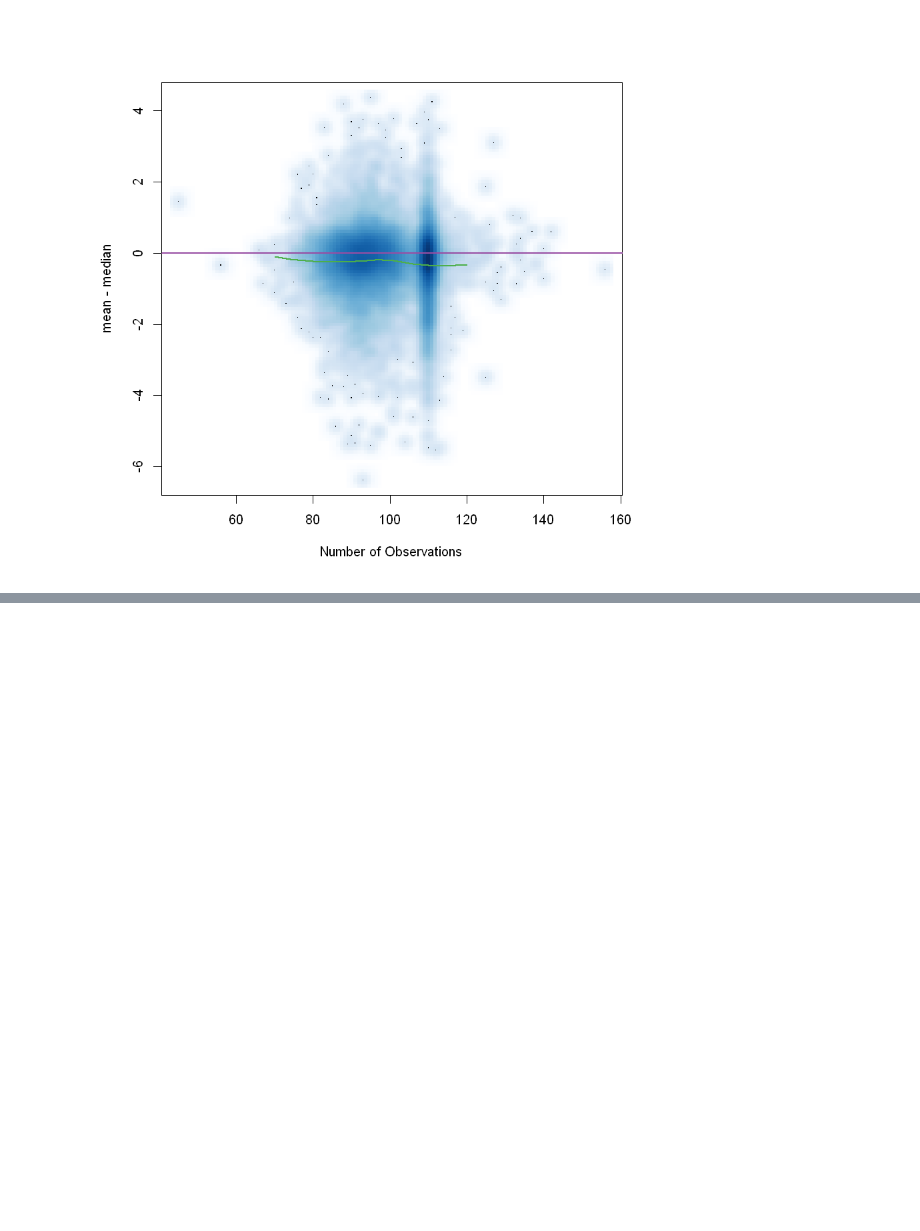
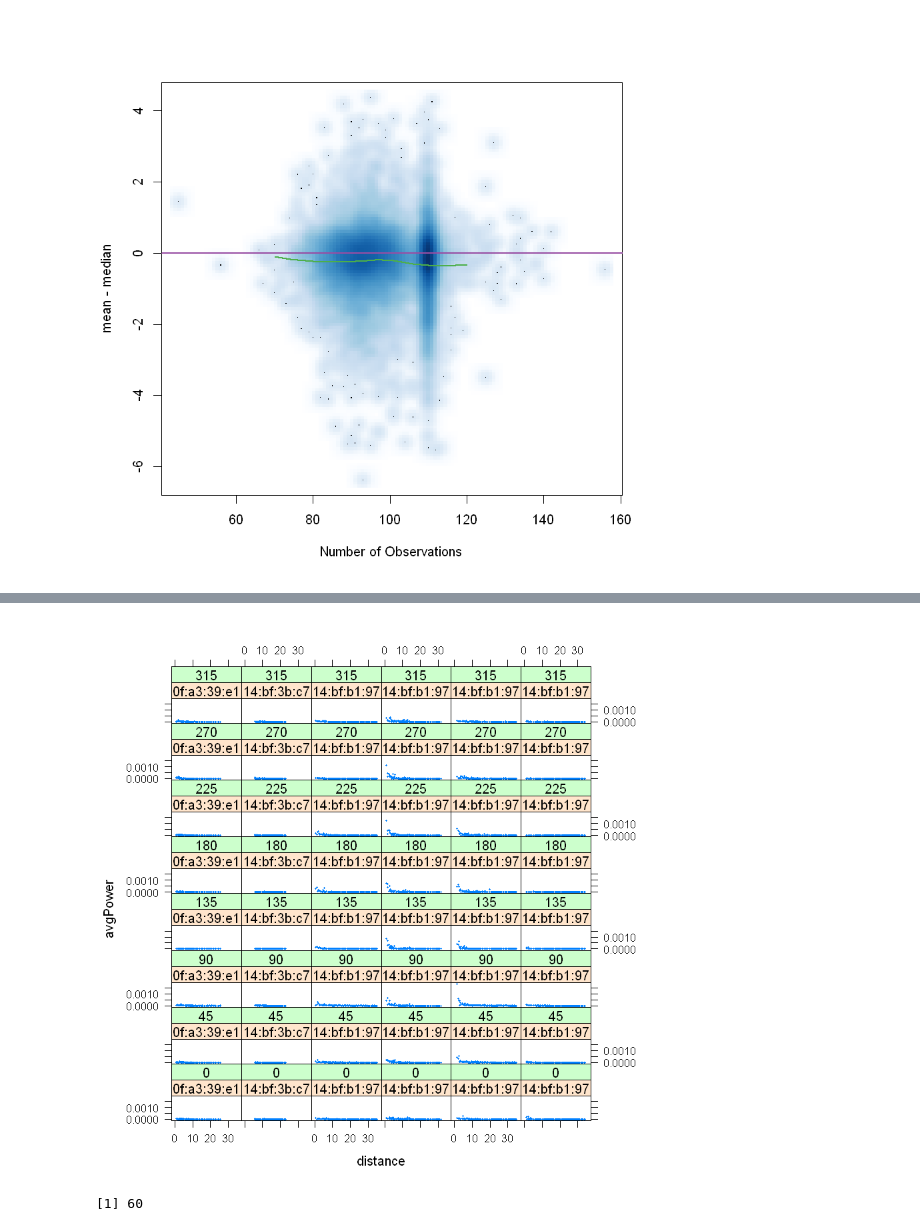
Before and after one commit to elkinst65/QTW_06, a Jupyter notebook: Project06_Book.ipynb, the cells around one changed output, grey strips where cells are left out. Cells and saved outputs as stored; diff of their text form; code cells hidden in the pictures; blank space fills up the shorter version.

```diff
--- a/Project06_Book.ipynb
+++ b/Project06_Book.ipynb
@@ -364,0 +455,8 @@ ERROR: Error in library(fields): there is no package called 'fields'
+# %%
+offlineSummary = subset(offlineSummary, mac != subMacs[2])
+# %%
+AP = matrix( c( 7.5, 6.3, 2.5, -.8, 12.8, -2.8,
+                1, 14, 33.5, 9.3,  33.5, 2.8),
+            ncol = 2, byrow = TRUE,
+            dimnames = list(subMacs[ -2 ], c("x", "y") ))
+AP
@@ -364,0 +471,9 @@ ERROR: Error in library(fields): there is no package called 'fields'
+# %%
+diffs = offlineSummary[ , c("posX", "posY")] - AP[ offlineSummary$mac, ]
+offlineSummary$dist = sqrt(diffs[ , 1]^2 + diffs[ , 2]^2)
+# %%
+library(lattice)
+xyplot(avgPower ~ dist | factor(mac) + factor(angle), data = offlineSummary, pch = 19, cex = 0.3,
+       xlab ="distance")
+# %% [output]
+[figure, added]
@@ -364,0 +484,5 @@ ERROR: Error in library(fields): there is no package called 'fields'
+# %%
+online$posXY = paste(online$posX, online$posY, sep = "-")
+length(unique(online$posXY))
+# %% [output]
+[1] 60
```
Also changed, not shown: parts of 50 cells of this notebook, 3 other files.
